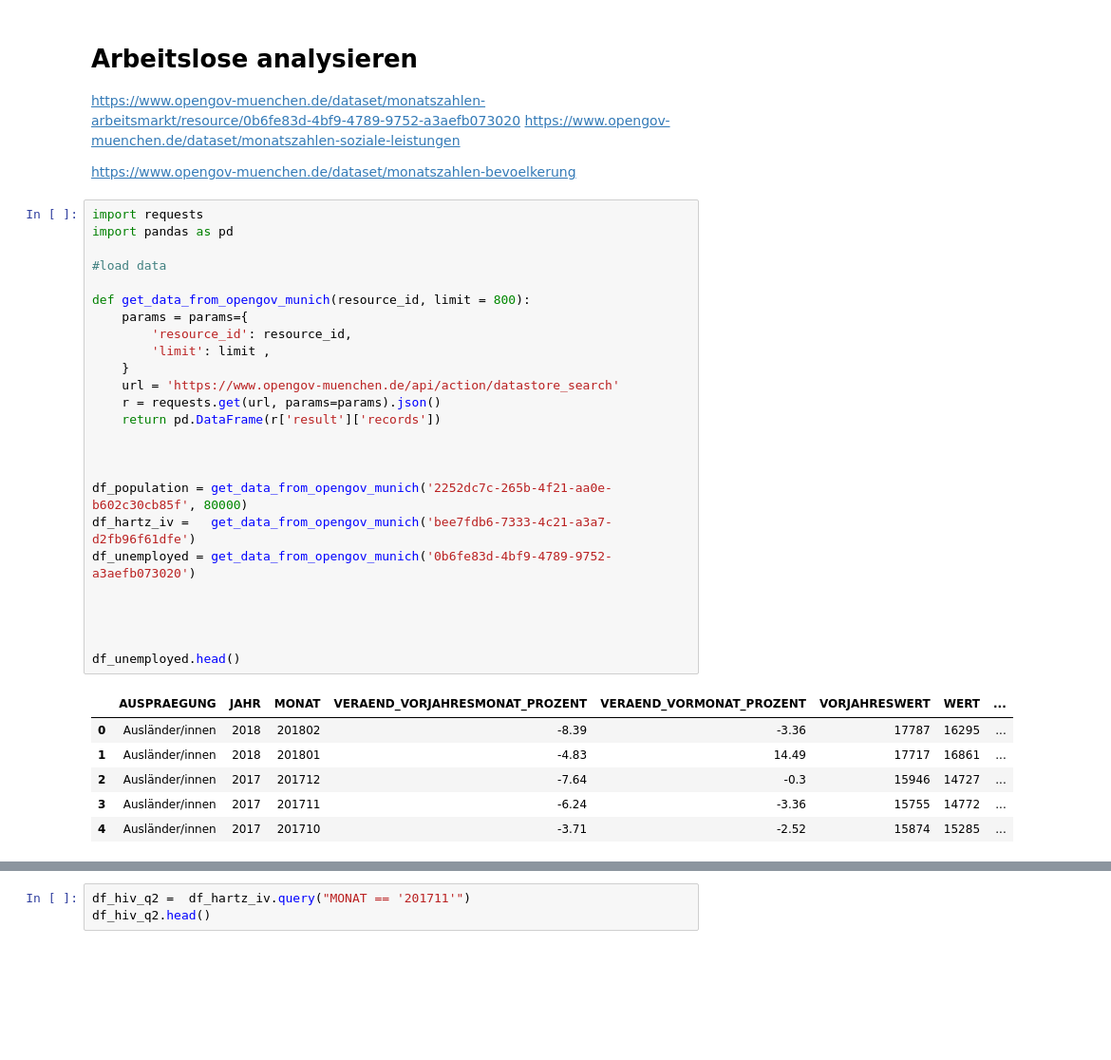
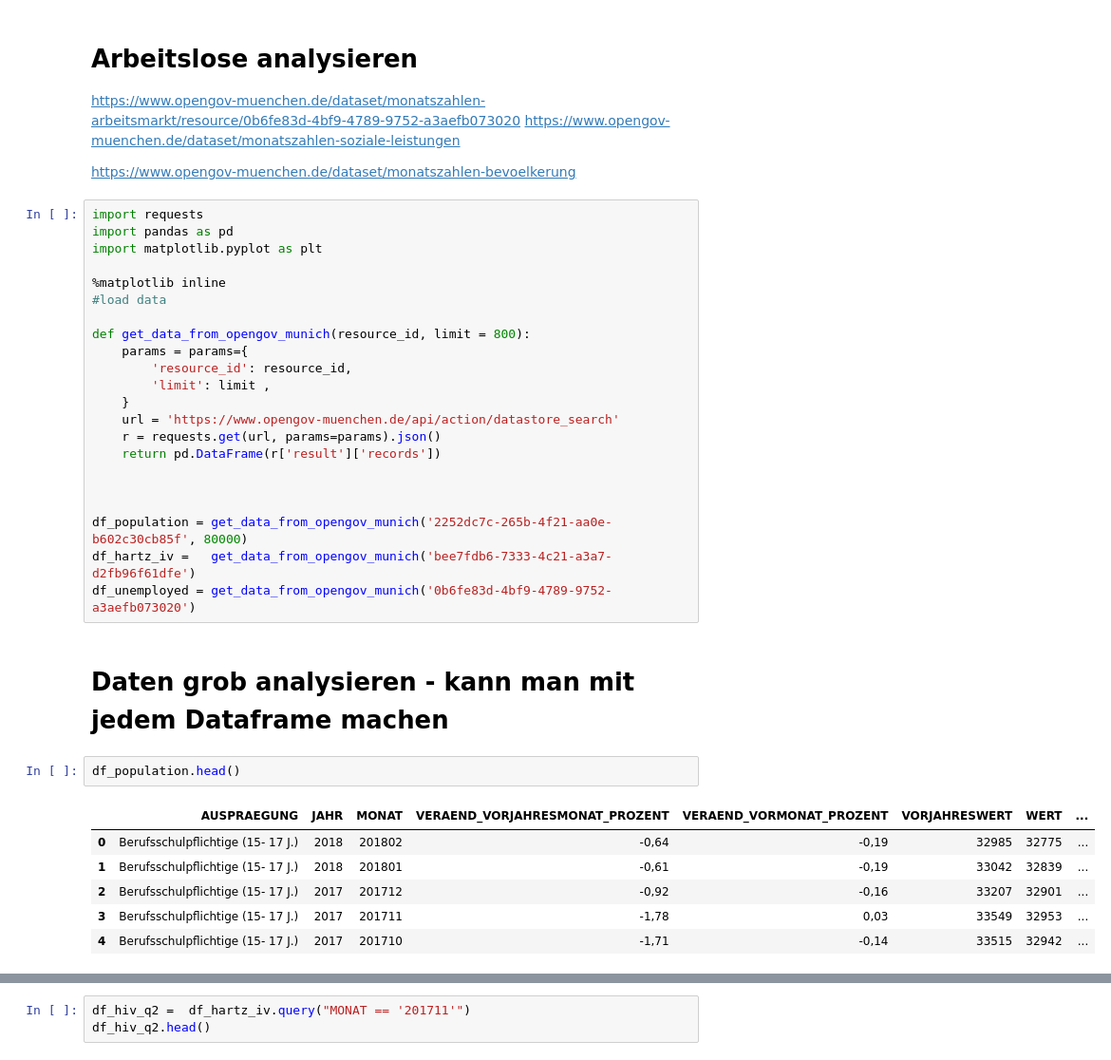
Before and after one commit to schmiddim/opendata, a Jupyter notebook: arbeitslos.ipynb, the cells around one changed output, grey strips where cells are left out. Shown at 95% size. Cells and saved outputs as stored; diff of their text form; blank space fills up the shorter version.

Commit message:
some generic analysis

```diff
--- a/arbeitslos.ipynb
+++ b/arbeitslos.ipynb
@@ -8,7 +8,9 @@ https://www.opengov-muenchen.de/dataset/monatszahlen-bevoelkerung
 # %%
 import requests
 import pandas as pd
+import matplotlib.pyplot as plt
 
+%matplotlib inline
 #load data
 
 def get_data_from_opengov_munich(resource_id, limit = 800):
@@ -25,15 +27,14 @@ def get_data_from_opengov_munich(resource_id, limit = 800):
 df_population = get_data_from_opengov_munich('2252dc7c-265b-4f21-aa0e-b602c30cb85f', 80000)
 df_hartz_iv =   get_data_from_opengov_munich('bee7fdb6-7333-4c21-a3a7-d2fb96f61dfe')
 df_unemployed = get_data_from_opengov_munich('0b6fe83d-4bf9-4789-9752-a3aefb073020')
-
-
-
-
-df_unemployed.head()
-# %% [output]
-|  | AUSPRAEGUNG | JAHR | MONAT | VERAEND_VORJAHRESMONAT_PROZENT | VERAEND_VORMONAT_PROZENT | VORJAHRESWERT | WERT | ... |
-| 0 | Ausländer/innen | 2018 | 201802 | -8.39 | -3.36 | 17787 | 16295 | ... |
-| 1 | Ausländer/innen | 2018 | 201801 | -4.83 | 14.49 | 17717 | 16861 | ... |
-| 2 | Ausländer/innen | 2017 | 201712 | -7.64 | -0.3 | 15946 | 14727 | ... |
-| 3 | Ausländer/innen | 2017 | 201711 | -6.24 | -3.36 | 15755 | 14772 | ... |
-| 4 | Ausländer/innen | 2017 | 201710 | -3.71 | -2.52 | 15874 | 15285 | ... |
+# %% [markdown]
+# Daten grob analysieren - kann man mit jedem Dataframe machen
+# %%
+df_population.head()
+# %% [output]
+|  | AUSPRAEGUNG | JAHR | MONAT | VERAEND_VORJAHRESMONAT_PROZENT | VERAEND_VORMONAT_PROZENT | VORJAHRESWERT | WERT | ... |
+| 0 | Berufsschulpflichtige (15- 17 J.) | 2018 | 201802 | -0,64 | -0,19 | 32985 | 32775 | ... |
+| 1 | Berufsschulpflichtige (15- 17 J.) | 2018 | 201801 | -0,61 | -0,19 | 33042 | 32839 | ... |
+| 2 | Berufsschulpflichtige (15- 17 J.) | 2017 | 201712 | -0,92 | -0,16 | 33207 | 32901 | ... |
+| 3 | Berufsschulpflichtige (15- 17 J.) | 2017 | 201711 | -1,78 | 0,03 | 33549 | 32953 | ... |
+| 4 | Berufsschulpflichtige (15- 17 J.) | 2017 | 201710 | -1,71 | -0,14 | 33515 | 32942 | ... |
```
Also changed, not shown: parts of 4 cells of this notebook.
